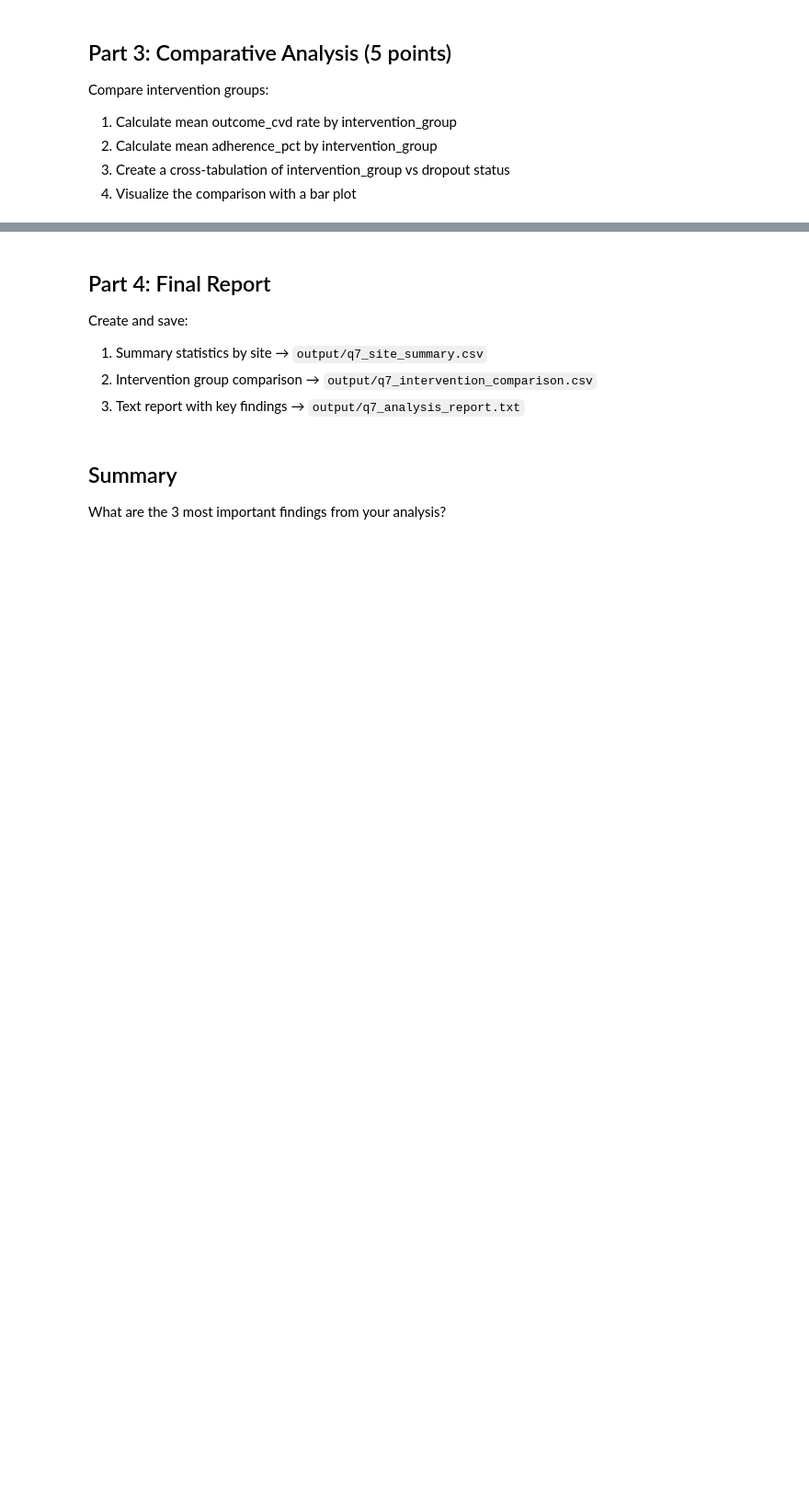
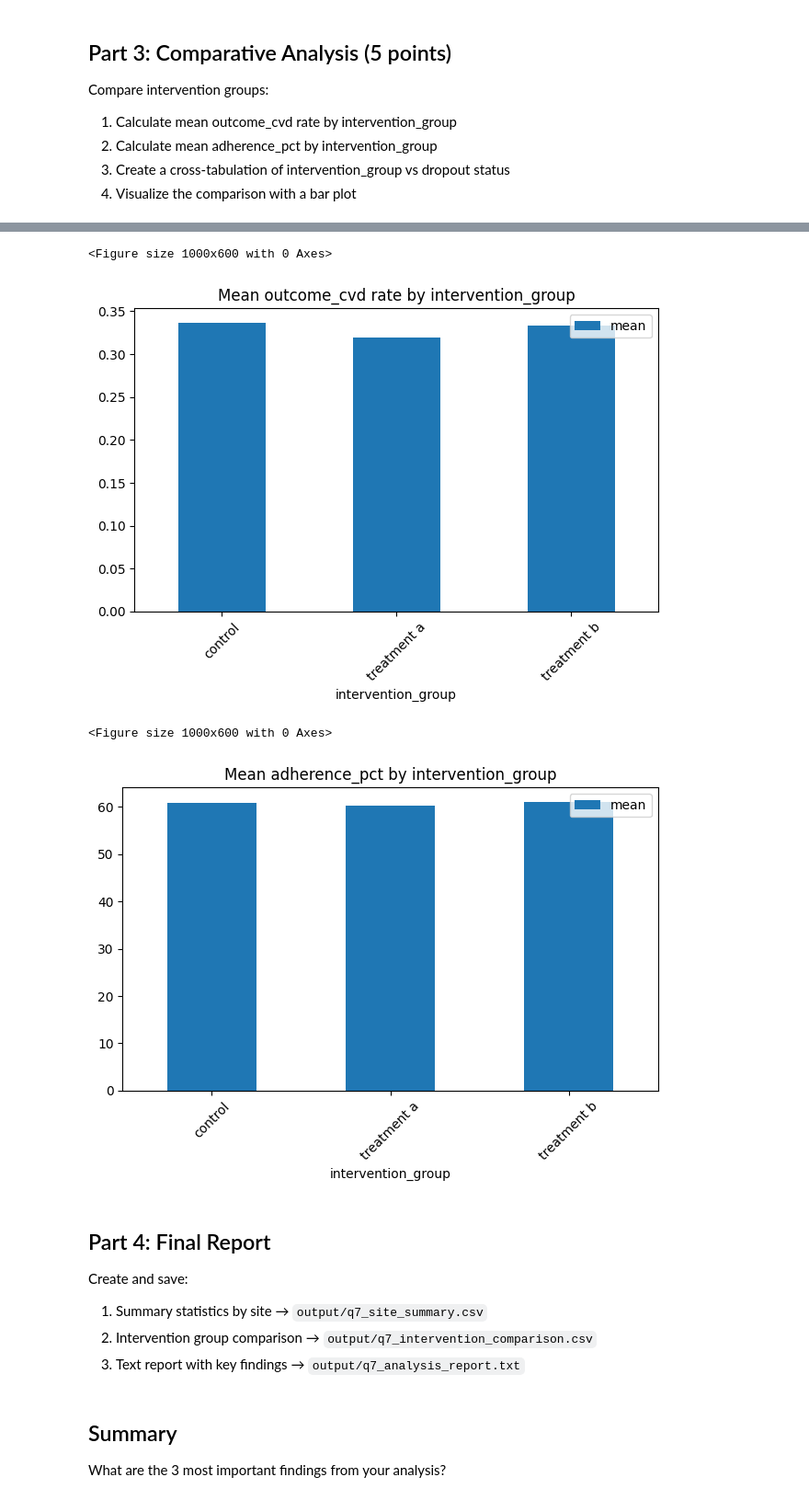
Before and after one commit to UCSF-DataSci/ds217-midterm-bobho1999, a Jupyter notebook: q7_aggregation.ipynb, the cells around one changed output, grey strips where cells are left out. Shown at 92% size. Saved outputs shown, nothing was run; the diff lists cells and outputs as text; code cells hidden in the pictures; blank space fills up the shorter version.

```diff
--- a/q7_aggregation.ipynb
+++ b/q7_aggregation.ipynb
@@ -172,3 +159,12 @@ df_summary
+# %%
+# TODO: Visualization
+plot_group_comparison(inv_group_comp, 'intervention_group', 'outcome_cvd_num', 'Mean outcome_cvd rate by intervention_group')
+plot_group_comparison(inv_group_comp, 'intervention_group', 'adherence_pct', 'Mean adherence_pct by intervention_group')
+# %% [output]
+<Figure size 1000x600 with 0 Axes>
+[figure, added]
+<Figure size 1000x600 with 0 Axes>
+[figure, added]
 # %% [markdown]
 ## Part 4: Final Report
 
```
Also changed, not shown: parts of 6 cells of this notebook.
